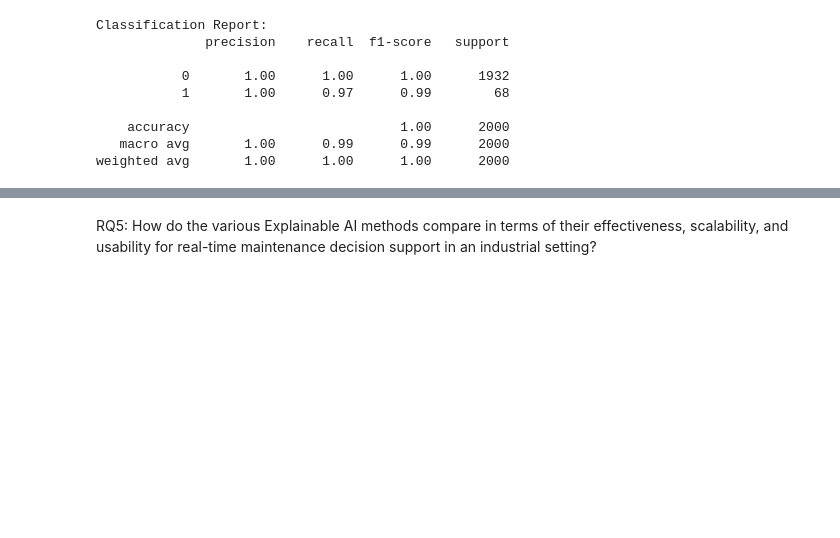
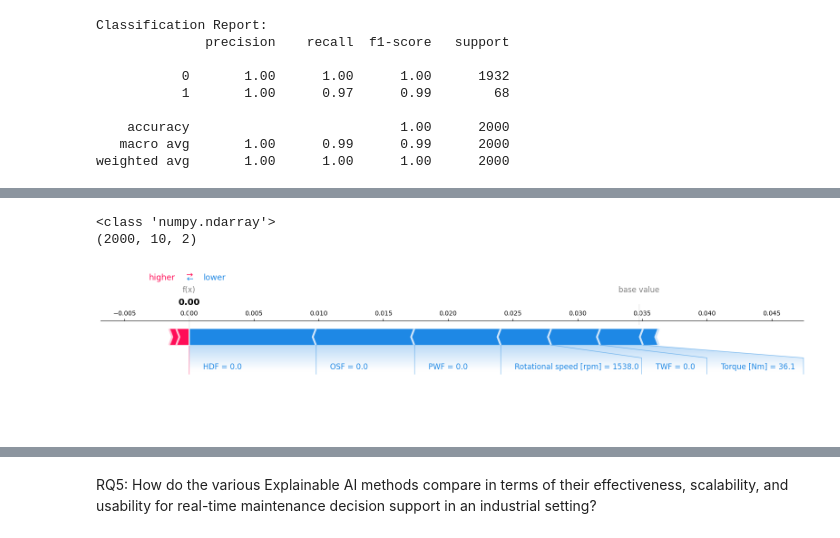
Before and after one commit to mani8072/Data_science_thesis, a Jupyter notebook: coding/prediction.ipynb, the cells around one changed output, grey strips where cells are left out. Cells and saved outputs as stored; diff of their text form; code cells hidden in the pictures; blank space fills up the shorter version.

```diff
--- a/coding/prediction.ipynb
+++ b/coding/prediction.ipynb
@@ -558,0 +470,25 @@ DimensionError: Length of features is not equal to the length of shap_values!
+# %%
+# Local interpretation for a single sample
+sample_idx = 0
+
+print(type(shap_values))
+print(np.shape(shap_values))
+shap.force_plot(
+    explainer.expected_value[1],                  # expected value for class 1 (failure)
+    shap_values[:, :, 1][sample_idx],             # SHAP values for sample idx and class 1
+    X_test.iloc[sample_idx],
+    matplotlib=True
+)
+
+# 🍋 LIME Explanation
+lime_explainer = LimeTabularExplainer(X_train.values,
+                                      feature_names=features,
+                                      class_names=['No Failure', 'Failure'],
+                                      discretize_continuous=True)
+
+exp = lime_explainer.explain_instance(X_test.iloc[sample_idx].values, model.predict_proba, num_features=10)
+exp.show_in_notebook()
+# %% [output]
+<class 'numpy.ndarray'>
+(2000, 10, 2)
+[figure, added]
```
Also changed, not shown: parts of 23 cells of this notebook, 1 other file.
